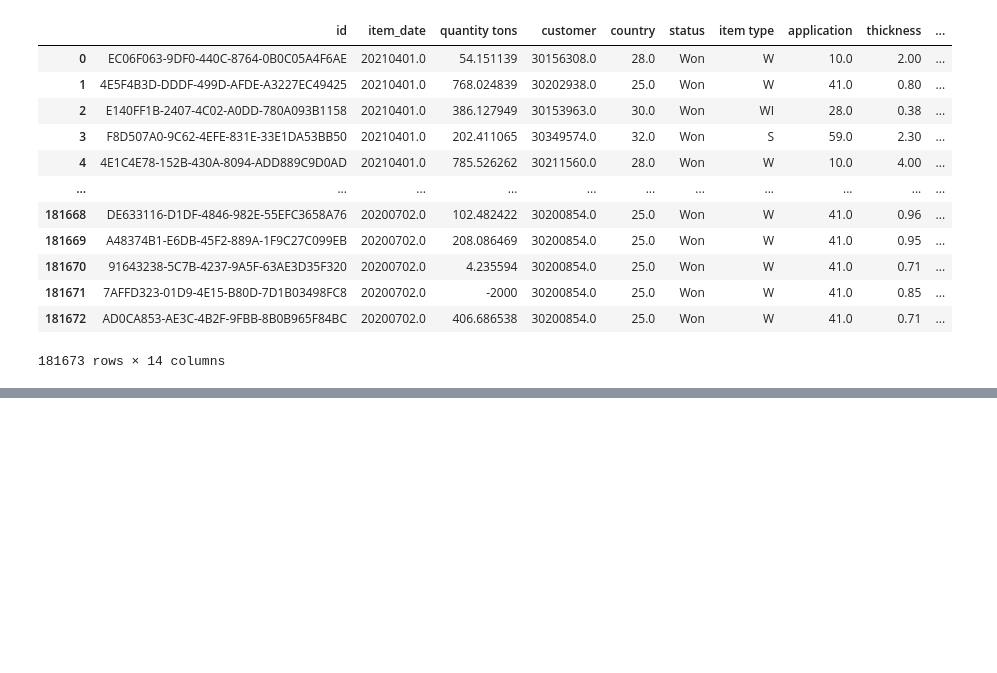
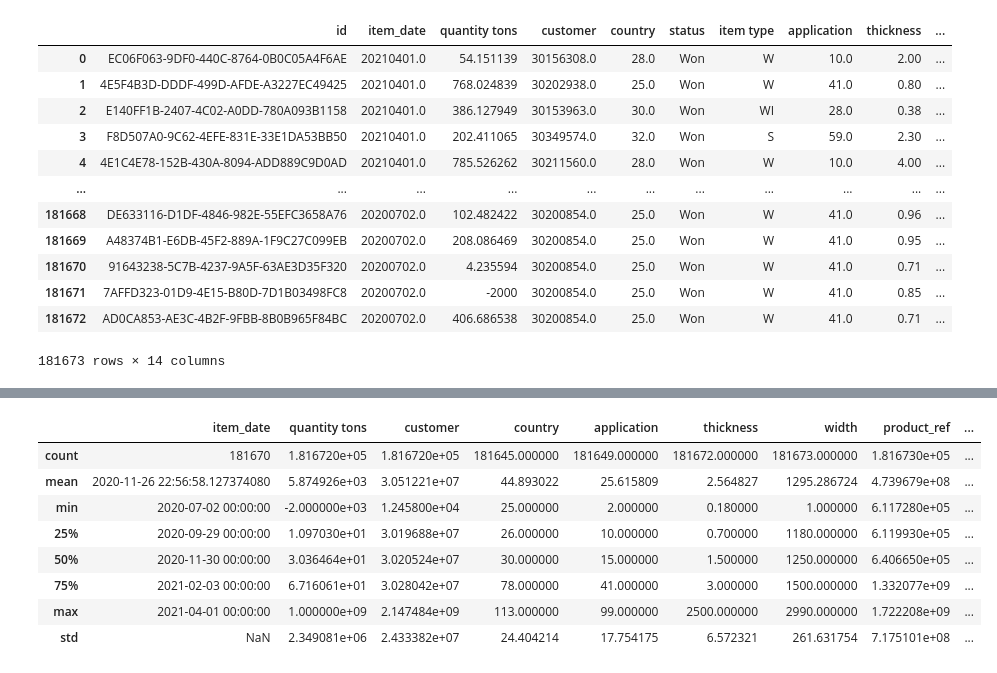
Before and after one commit to virenemmanuel/Industrial-Copper-Modeling, a Jupyter notebook: industrial_copper_modeling.ipynb, the cells around one changed output, grey strips where cells are left out. Saved outputs shown, nothing was run; the diff lists cells and outputs as text; code cells hidden in the pictures; blank space fills up the shorter version.

```diff
--- a/industrial_copper_modeling.ipynb
+++ b/industrial_copper_modeling.ipynb
@@ -33,0 +140,10 @@ df
+# %%
+# Most of the Nana values are in 'material_ref' columns
+# verify NaN values in 'Material_reference' before replacment
+print(f"Nan value in 'Material_Reference' before replacement = {df['material_ref'].isnull().sum()}")
+
+# Some values are present in 'Material_ref' which starts with '00000' value which should be converted into null
+df['material_ref'] = df['material_ref'].apply(lambda x: np.nan if str(x).startswith('00000') else x)
+
+# verify NaN values in 'Material_reference' after replacement
+print(f"NaN value in 'Material_reference' after replacement = {df['material_ref'].isnull().sum()}")
@@ -33,0 +158,4 @@ df
+# %%
+# 'Material_ref' columns have more than 55% are null values so we need to drop .
+df.drop(columns=['material_ref'], inplace=True)
+df.head()
@@ -54,4 +200,19 @@ memory usage: 19.4+ MB
+# %%
+# Convert quantity tons to numeric
+df['quantity tons'] = pd.to_numeric(df['quantity tons'], errors='coerce')
+
+# Ensure dates are treated as strings to avoid float issues
+df['item_date'] = df['item_date'].astype(str).str.replace('\.0$', '', regex=True)
+df['delivery date'] = df['delivery date'].astype(str).str.replace('\.0$', '', regex=True)
+
+# Convert to datetime with correct format
+df['item_date'] = pd.to_datetime(df['item_date'], format='%Y%m%d', errors='coerce')
+df['delivery date'] = pd.to_datetime(df['delivery date'], format='%Y%m%d', errors='coerce')
 # %%
-# Date Conversion: Convert dates to datetime:
-df['item_date'] = pd.to_datetime(df['item_date'], format='%y%m%d', errors='coerce').dt.date
-df['delivery date'] = pd.to_datetime(df['delivery date'], format='%y%m%d', errors='coerce').dt.date
+# # convert teh data type from object to numeric:
+
+# df['quantity tons'] = pd.to_numeric(df['quantity tons'], errors='coerce')
+
+# #Convert object type date columns to date format
+# df['item_date'] = pd.to_datetime(df['item_date'], format='%y%m%d',errors='coerce')
+# df['delivery date'] = pd.to_datetime(df['delivery date'], format='%y%m%d', errors='coerce')
@@ -61,0 +235,12 @@ df['quantity tons'] = pd.to_numeric(df['quantity tons'], errors='coerce')
+# %%
+df.describe()
+# %% [output]
+|  | item_date | quantity tons | customer | country | application | thickness | width | product_ref | ... |
+| count | 181670 | 1.816720e+05 | 1.816720e+05 | 181645.000000 | 181649.000000 | 181672.000000 | 181673.000000 | 1.816730e+05 | ... |
+| mean | 2020-11-26 22:56:58.127374080 | 5.874926e+03 | 3.051221e+07 | 44.893022 | 25.615809 | 2.564827 | 1295.286724 | 4.739679e+08 | ... |
+| min | 2020-07-02 00:00:00 | -2.000000e+03 | 1.245800e+04 | 25.000000 | 2.000000 | 0.180000 | 1.000000 | 6.117280e+05 | ... |
+| 25% | 2020-09-29 00:00:00 | 1.097030e+01 | 3.019688e+07 | 26.000000 | 10.000000 | 0.700000 | 1180.000000 | 6.119930e+05 | ... |
+| 50% | 2020-11-30 00:00:00 | 3.036464e+01 | 3.020524e+07 | 30.000000 | 15.000000 | 1.500000 | 1250.000000 | 6.406650e+05 | ... |
+| 75% | 2021-02-03 00:00:00 | 6.716061e+01 | 3.028042e+07 | 78.000000 | 41.000000 | 3.000000 | 1500.000000 | 1.332077e+09 | ... |
+| max | 2021-04-01 00:00:00 | 1.000000e+09 | 2.147484e+09 | 113.000000 | 99.000000 | 2500.000000 | 2990.000000 | 1.722208e+09 | ... |
+| std | NaN | 2.349081e+06 | 2.433382e+07 | 24.404214 | 17.754175 | 6.572321 | 261.631754 | 7.175101e+08 | ... |
```
Also changed, not shown: parts of 64 cells of this notebook.
